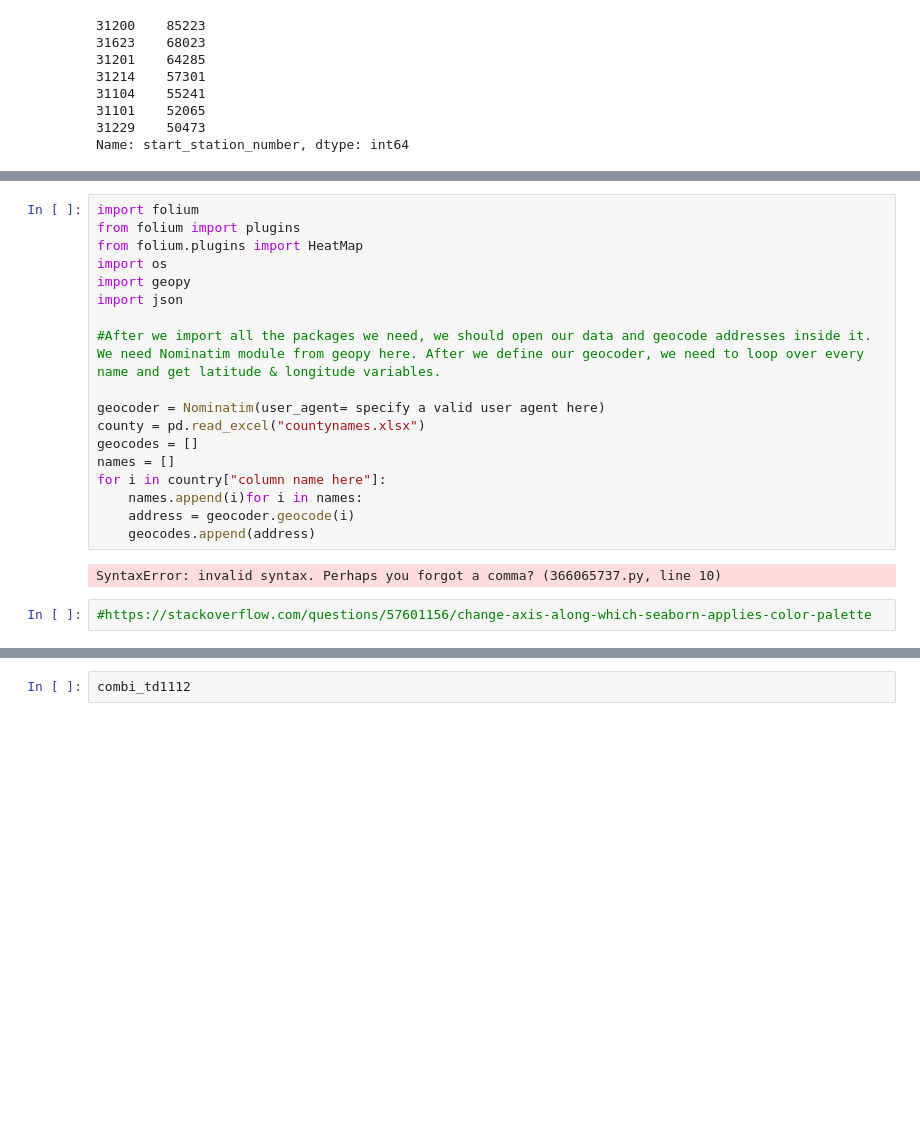
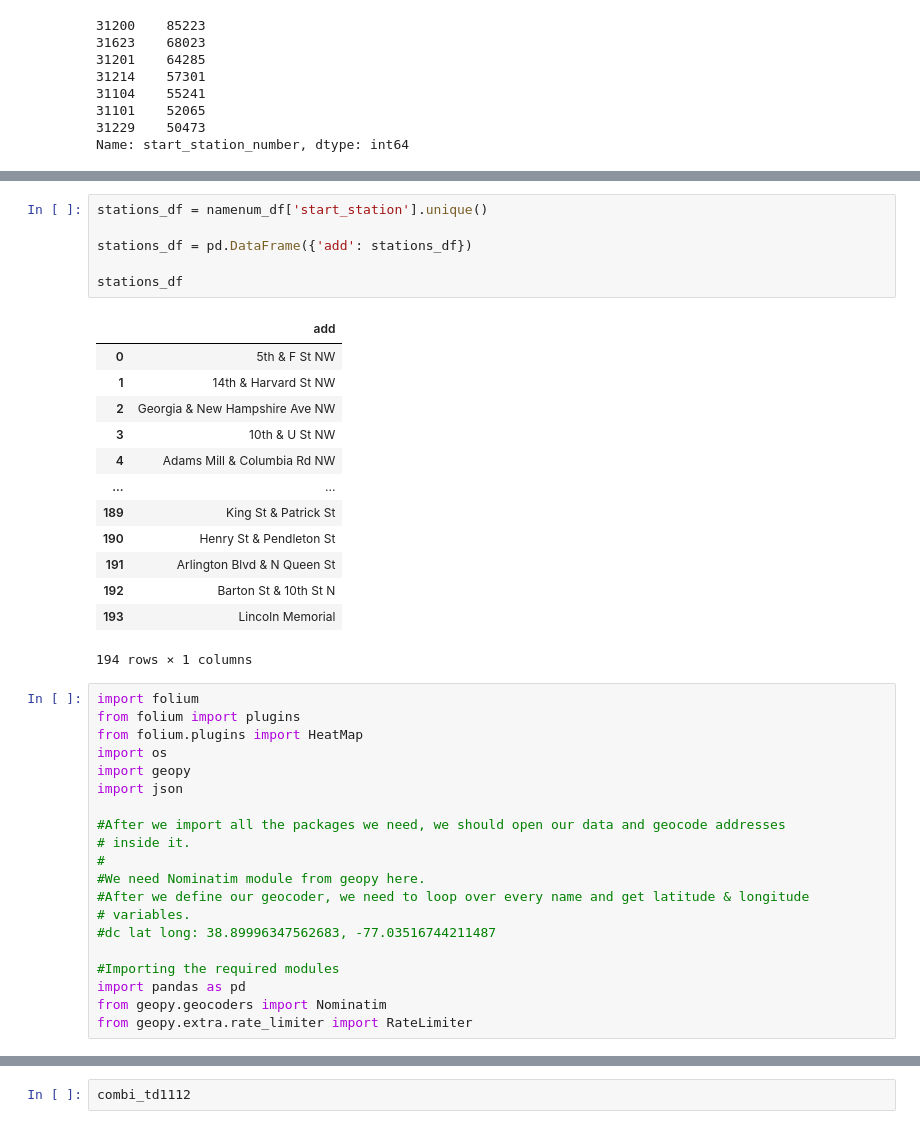
Before and after one commit to cdb8675309/Project3_Sprint-2, a Jupyter notebook: P3_S2.ipynb, the cells around one changed output, grey strips where cells are left out. Saved outputs shown, nothing was run; the diff lists cells and outputs as text; blank space fills up the shorter version.

```diff
--- a/P3_S2.ipynb
+++ b/P3_S2.ipynb
@@ -605,3 +671,23 @@ m
+# %%
+stations_df = namenum_df['start_station'].unique()
+
+stations_df = pd.DataFrame({'add': stations_df})
+
+stations_df
+# %% [output]
+|  | add |
+| 0 | 5th & F St NW |
+| 1 | 14th & Harvard St NW |
+| 2 | Georgia & New Hampshire Ave NW |
+| 3 | 10th & U St NW |
+| 4 | Adams Mill & Columbia Rd NW |
+| ... | ... |
+| 189 | King St & Patrick St |
+| 190 | Henry St & Pendleton St |
+| 191 | Arlington Blvd & N Queen St |
+| 192 | Barton St & 10th St N |
+| 193 | Lincoln Memorial |
+194 rows × 1 columns
 # %%
 import folium
 from folium import plugins
@@ -610,17 +696,15 @@ import os
 import geopy
 import json
 
-#After we import all the packages we need, we should open our data and geocode addresses inside it. We need Nominatim module from geopy here. After we define our geocoder, we need to loop over every name and get latitude & longitude variables.
+#After we import all the packages we need, we should open our data and geocode addresses
+# inside it.
+#
+#We need Nominatim module from geopy here.
+#After we define our geocoder, we need to loop over every name and get latitude & longitude
+# variables.
+#dc lat long: 38.89996347562683, -77.03516744211487
 
-geocoder = Nominatim(user_agent= specify a valid user agent here)
-county = pd.read_excel("countynames.xlsx")
-geocodes = []
-names = []
-for i in country["column name here"]:
-    names.append(i)for i in names:
-    address = geocoder.geocode(i)
-    geocodes.append(address)
+#Importing the required modules
+import pandas as pd
+from geopy.geocoders import Nominatim
+from geopy.extra.rate_limiter import RateLimiter
-# %% [output]
-SyntaxError: invalid syntax. Perhaps you forgot a comma? (366065737.py, line 10)
-# %%
-#https://stackoverflow.com/questions/57601156/change-axis-along-which-seaborn-applies-color-palette
```
Also changed, not shown: parts of 13 cells of this notebook.
